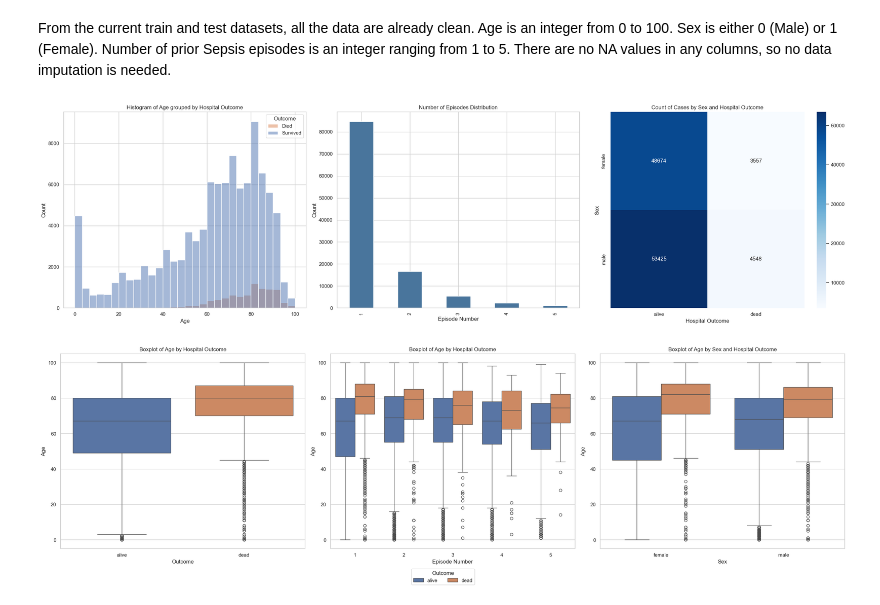
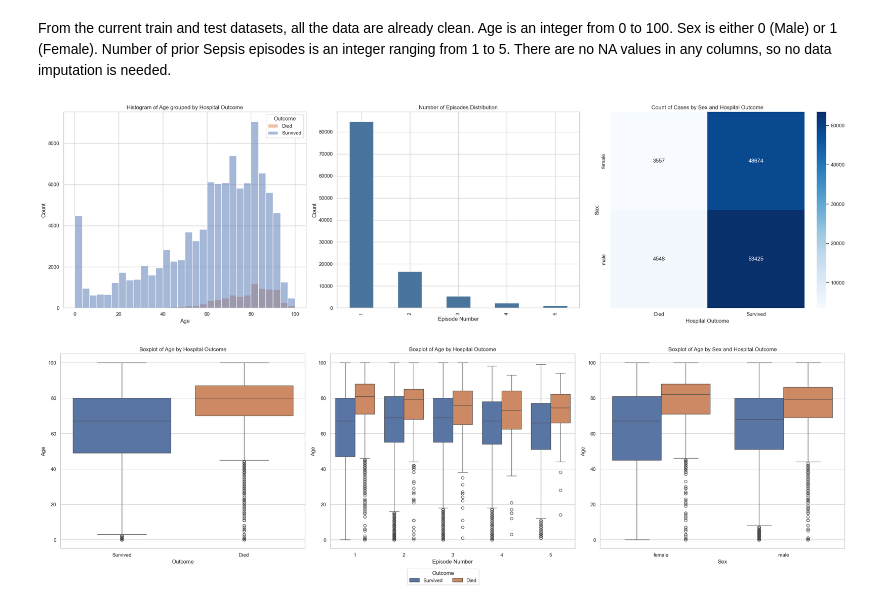
Before and after one commit to Eligoze75/Sepsis-Survival-Minimal-Clinical-Records, a Jupyter notebook: src/sepsis-predictor-report.ipynb, the cells around one changed output. Cells and saved outputs as stored; diff of their text form; code cells hidden in the pictures.

```diff
--- a/src/sepsis-predictor-report.ipynb
+++ b/src/sepsis-predictor-report.ipynb
@@ -56,8 +56,8 @@ train_df["sex"] = train_df["sex"].map({0:"male", 1:"female"})
 test_df["sex"] = test_df["sex"].map({0:"male", 1:"female"})
 
 # Convert target to categorical
-train_df["hospital_outcome"] = train_df["hospital_outcome"].map({0:"dead", 1:"alive"})
-test_df["hospital_outcome"] = test_df["hospital_outcome"].map({0:"dead", 1:"alive"})
+train_df["hospital_outcome_cat"] = train_df["hospital_outcome"].map({0:"Died", 1:"Survived"})
+test_df["hospital_outcome_cat"] = test_df["hospital_outcome"].map({0:"Died", 1:"Survived"})
 # %%
 # Show the stats of each column
 train_df.describe()
@@ -103,39 +104,39 @@ fig, axes = plt.subplots(1, 3, figsize=(25, 7))
 sns.histplot(
     data=train_df,
     x="age",
-    hue="hospital_outcome",
+    hue="hospital_outcome_cat",
     bins=30,
     ax=axes[0]
     )
 axes[0].set_title("Histogram of Age grouped by Hospital Outcome")
 axes[0].set_xlabel("Age")
 axes[0].set_ylabel("Count")
 axes[0].legend(title="Outcome", labels=["Died", "Survived"])
 
 # Barplot of Number of Episodes
 train_df["episode_number"].value_counts().sort_index().plot(
     kind="bar", color="#49759c", ax=axes[1]
 )
 axes[1].set_title("Number of Episodes Distribution")
 axes[1].set_xlabel("Episode Number")
 axes[1].set_ylabel("Count")
 
 # Heatmap: Hospital Outcome vs Sex
 pivot_sex_target = train_df.pivot_table(
     index="sex",
-    columns="hospital_outcome",
+    columns="hospital_outcome_cat",
     aggfunc="size",
     fill_value=0
 )
 sns.heatmap(pivot_sex_target, annot=True, fmt=".0f", cmap="Blues", ax=axes[2])
 axes[2].set_title("Count of Cases by Sex and Hospital Outcome")
 axes[2].set_xlabel("Hospital Outcome")
 axes[2].set_ylabel("Sex")
 
 plt.tight_layout()
 plt.show()
 # %% [output]
-[figure, old version]
+[figure, new version]
 # %%
 fig, axes = plt.subplots(1, 3, figsize=(25, 7))
 
```
Also changed, not shown: parts of 11 cells of this notebook, 1 other file.
